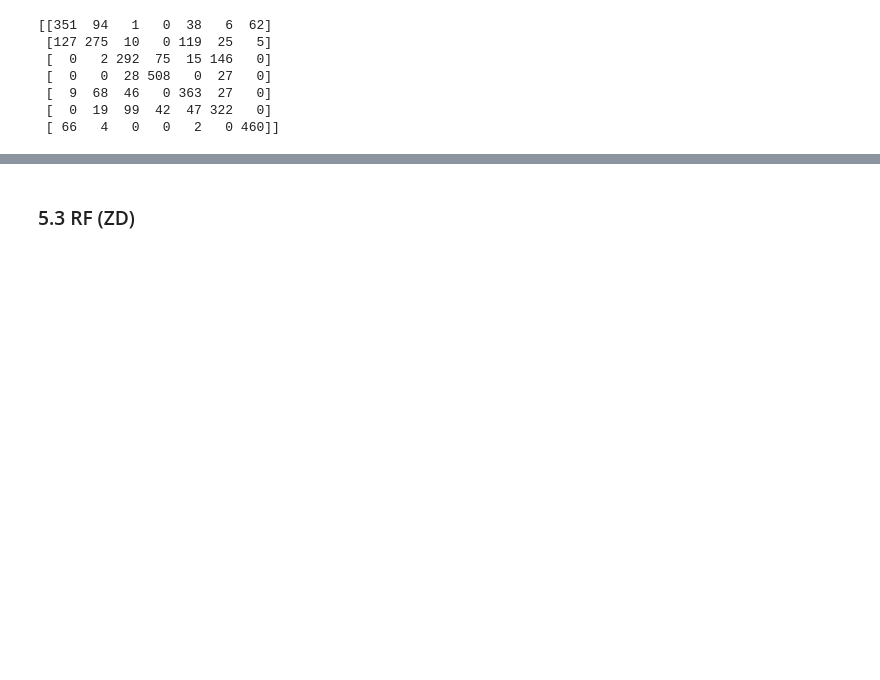
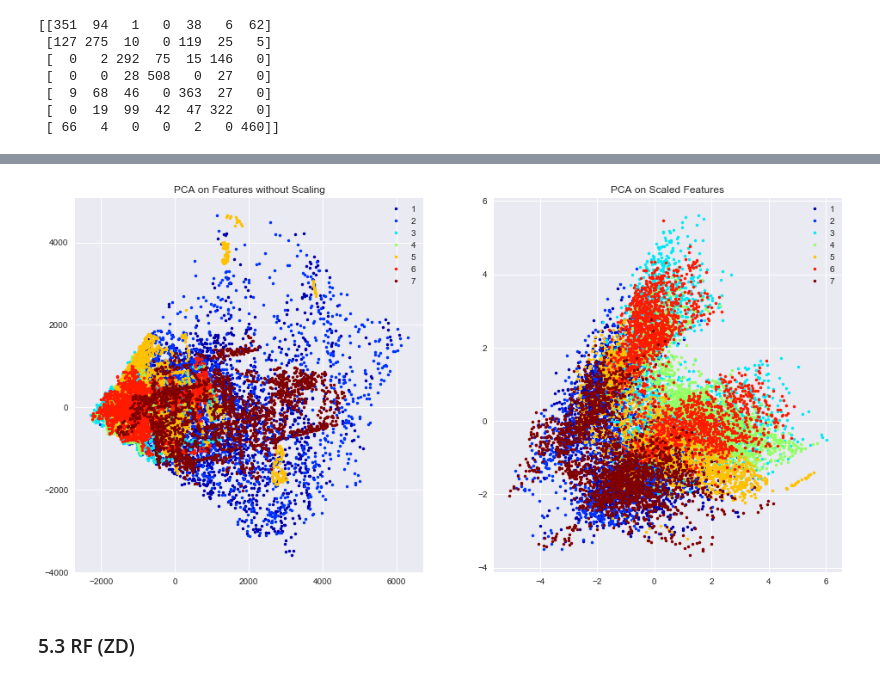
Before and after one commit to zachday1/207_forest_cover, a Jupyter notebook: Final_WIP_CRISP.ipynb, the cells around one changed output, grey strips where cells are left out. Saved outputs shown, nothing was run; the diff lists cells and outputs as text; code cells hidden in the pictures; blank space fills up the shorter version.

```diff
--- a/Final_WIP_CRISP.ipynb
+++ b/Final_WIP_CRISP.ipynb
@@ -636,3 +689,47 @@ with open('pca_log_model.csv', 'wt') as fout:
+# %%
+# STEP 1: Define PipeLines for PCA ###########################################
+
+# function for selecting all features
+def select_all_features(X):
+    return X[all_features]
+
+# pipe1: all features without scaling
+pipe_no_scaling =Pipeline(steps=[
+    ('select', FunctionTransformer(select_all_features, validate=False)),
+    ('pca', PCA(n_components=2))
+])
+
+# pipe2: all features with scaling to numerical features
+pipe_with_scaling = Pipeline(steps=[
+    ('preprocess', fu),
+    ('pca', PCA(n_components=2))
+])
+
+# STEP 2: Define PCA plotting function #######################################
+
+def plot_PCA2D(pipe, df, ax, title):
+    """For plotting PCA results in 2D"""
+    X2 = pipe.fit_transform(df)
+    y = df.Cover_Type
+
+    ax.plot(X2[y==1][:,0], X2[y==1][:,1], '.', c=cmap(10), label="1")
+    ax.plot(X2[y==2][:,0], X2[y==2][:,1], '.', c=cmap(45), label="2")
+    ax.plot(X2[y==3][:,0], X2[y==3][:,1], '.', c=cmap(90), label="3")
+    ax.plot(X2[y==4][:,0], X2[y==4][:,1], '.', c=cmap(135), label="4")
+    ax.plot(X2[y==5][:,0], X2[y==5][:,1], '.', c=cmap(180), label="5")
+    ax.plot(X2[y==6][:,0], X2[y==6][:,1], '.', c=cmap(225), label="6")
+    ax.plot(X2[y==7][:,0], X2[y==7][:,1], '.', c=cmap(300), label="7")
+    ax.set_title(title)
+    ax.legend()
+
+# STEP 3: PCA and plotting results in 2D  ####################################
+
+fig, axes = plt.subplots(1, 2, figsize=(16, 8))
+
+plot_PCA2D(pipe_no_scaling, data_train, axes[0], 'PCA on Features without Scaling')
+plot_PCA2D(pipe_with_scaling, data_train, axes[1], 'PCA on Scaled Features')
+# %% [output]
+[figure, added]
 # %% [markdown]
 ### 5.3 RF (ZD)
 # %% [markdown]
```
Also changed, not shown: parts of 11 cells of this notebook.
